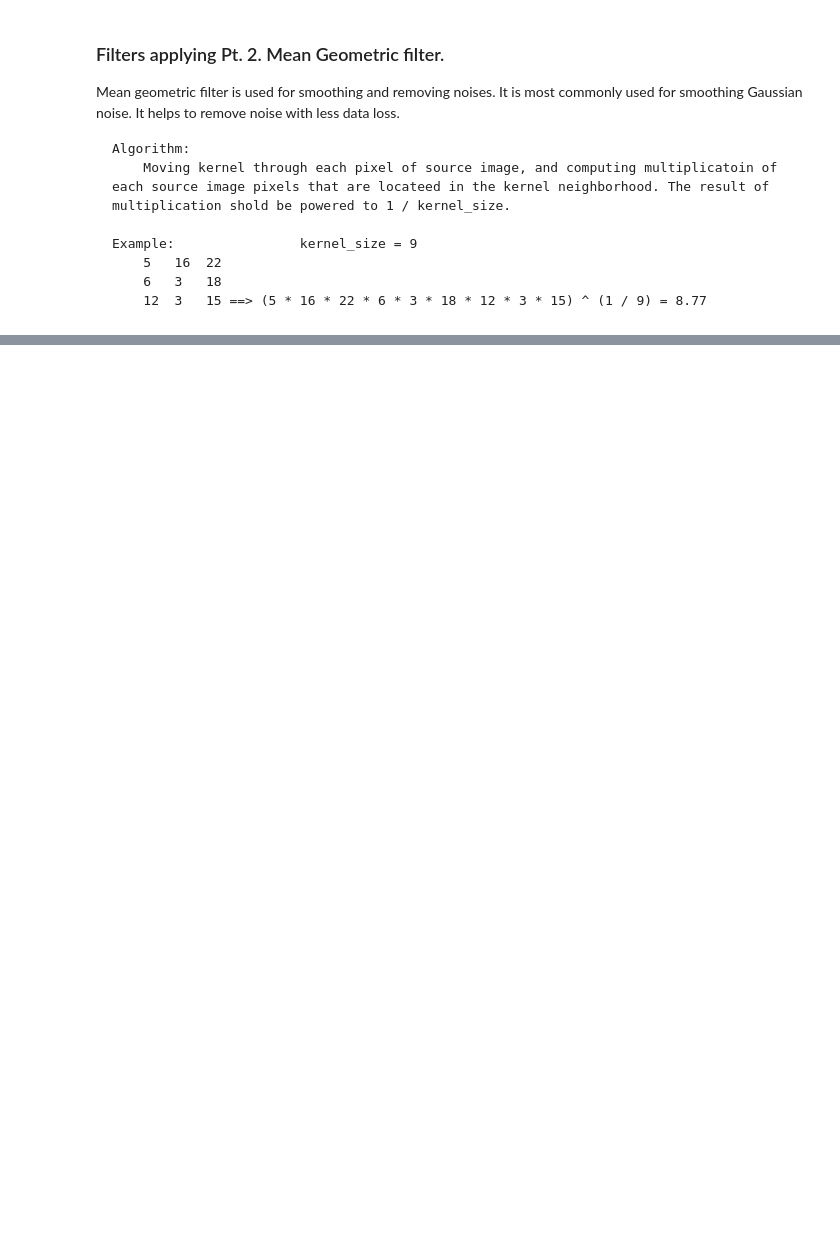
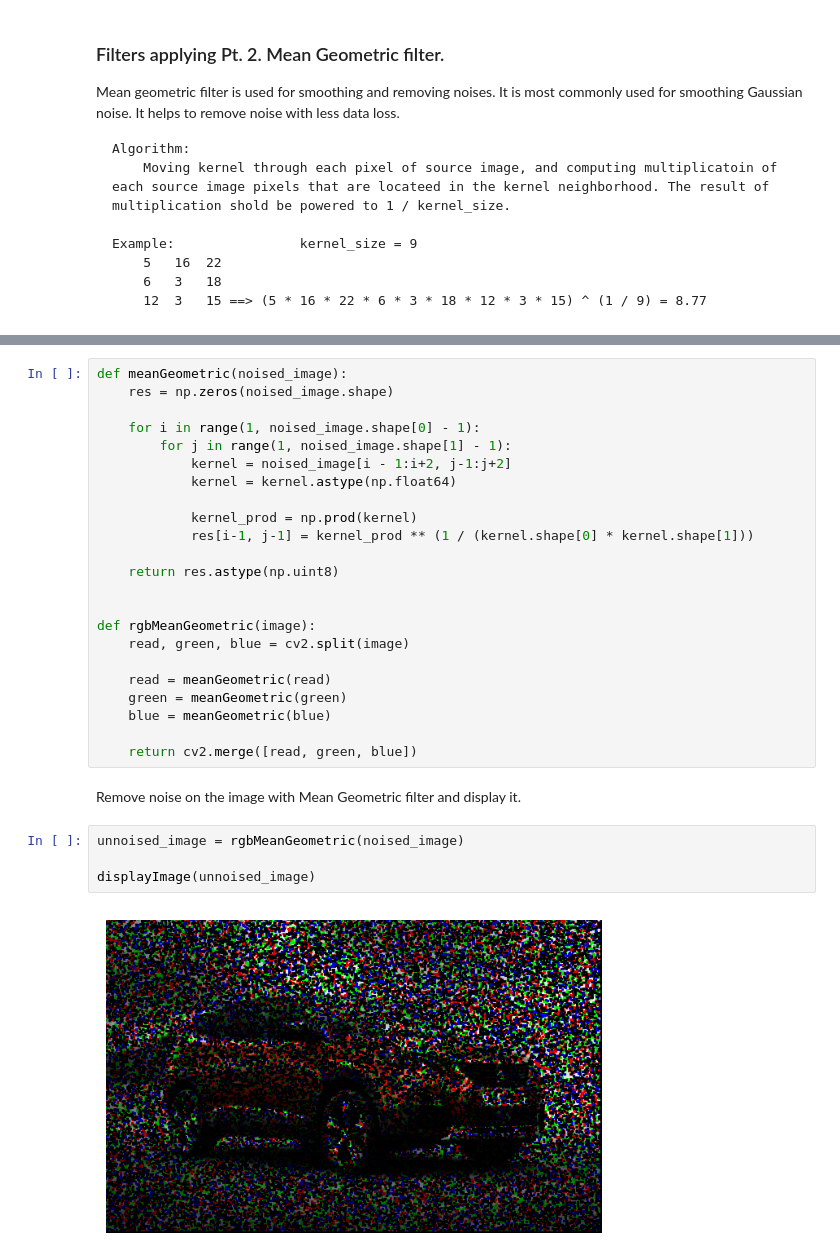
Before and after one commit to whoiam-bat/computer-vision, a Jupyter notebook: assignment-4/assignment4.ipynb, the cells around one changed output, grey strips where cells are left out. Saved outputs shown, nothing was run; the diff lists cells and outputs as text; blank space fills up the shorter version.

```diff
--- a/assignment-4/assignment4.ipynb
+++ b/assignment-4/assignment4.ipynb
@@ -40,0 +59,31 @@ def noisedImage(source_image, noise_percent):
+# %%
+def meanGeometric(noised_image):
+    res = np.zeros(noised_image.shape)
+
+    for i in range(1, noised_image.shape[0] - 1):
+        for j in range(1, noised_image.shape[1] - 1):
+            kernel = noised_image[i - 1:i+2, j-1:j+2]
+            kernel = kernel.astype(np.float64)
+
+            kernel_prod = np.prod(kernel)
+            res[i-1, j-1] = kernel_prod ** (1 / (kernel.shape[0] * kernel.shape[1]))
+
+    return res.astype(np.uint8)
+
+
+def rgbMeanGeometric(image):
+    read, green, blue = cv2.split(image)
+
+    read = meanGeometric(read)
+    green = meanGeometric(green)
+    blue = meanGeometric(blue)
+
+    return cv2.merge([read, green, blue])
+# %% [markdown]
+Remove noise on the image with Mean Geometric filter and display it.
+# %%
+unnoised_image = rgbMeanGeometric(noised_image)
+
+displayImage(unnoised_image)
+# %% [output]
+[figure, added]
```
Also changed, not shown: parts of 4 cells of this notebook.
